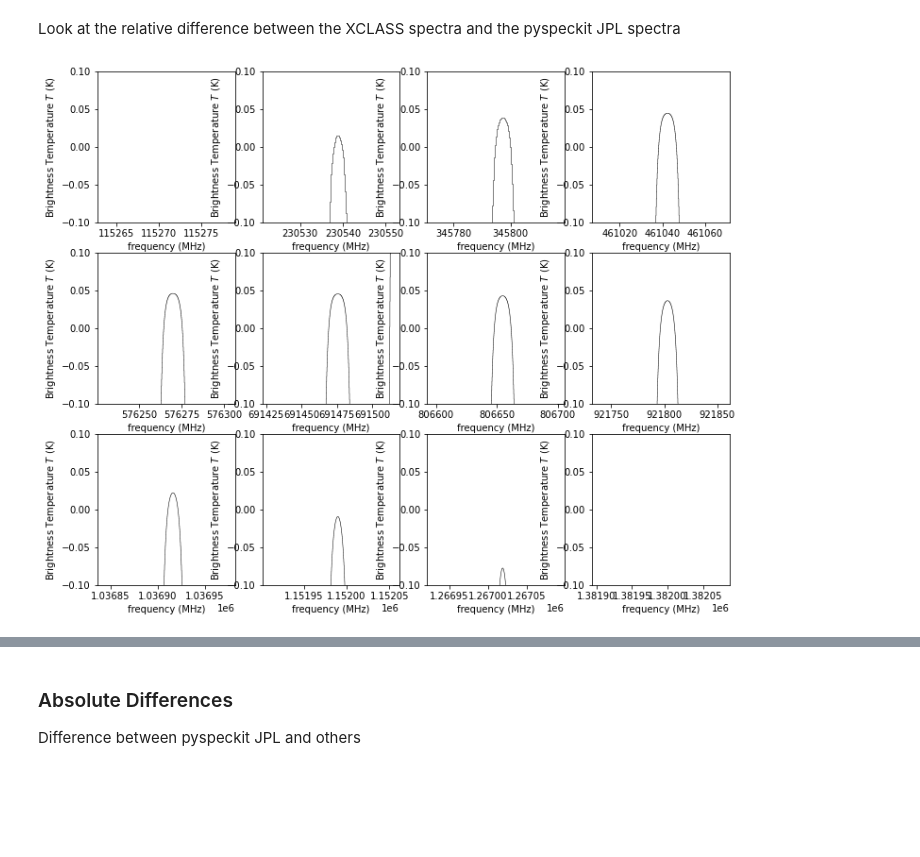
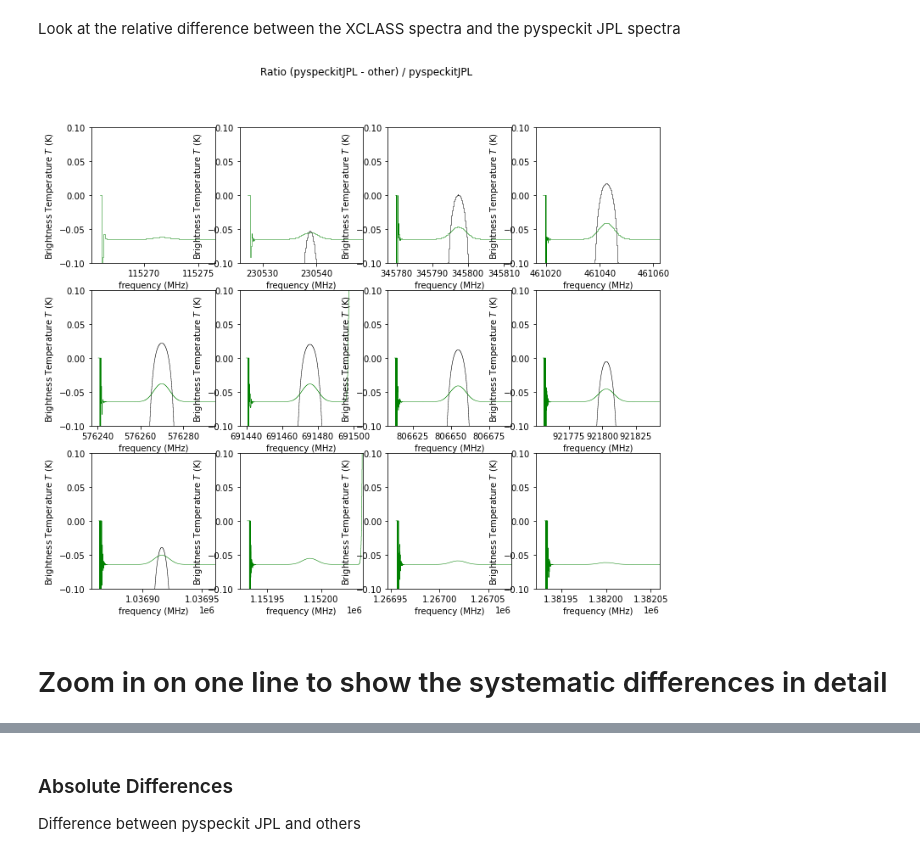
Before and after one commit to pyspeckit/pyspeckit-tests, a Jupyter notebook: xclass-benchmark/CO_Benchmark.ipynb, the cells around one changed output, grey strips where cells are left out. Drawn from its saved outputs; the diff is of its cells as text; code cells hidden in the pictures; blank space fills up the shorter version.

```diff
--- a/xclass-benchmark/CO_Benchmark.ipynb
+++ b/xclass-benchmark/CO_Benchmark.ipynb
@@ -291,22 +291,22 @@ from astropy.table import Table
 # %%
 Jfreqs, Jaij, Jdeg, JEU, Jpartfunc = get_molecular_parameters('CO',
                                                               catalog='JPL',
-                                                              fmin=fmin,
-                                                              fmax=fmax)
-def modfunc_JPL(xarr, vcen, width, tex, column, get_tau=False):
+                                                              fmin=fmin_overall,
+                                                              fmax=fmax_overall)
+def modfunc_JPL(xarr, vcen, width, tex, column, **kwargs):
     return generate_model(xarr, vcen=vcen, width=width, tex=tex, column=column, freqs=Jfreqs, aij=Jaij,
-                          deg=Jdeg, EU=JEU, partfunc=Jpartfunc, tbg=tbg, get_tau=get_tau)
+                          deg=Jdeg, EU=JEU, partfunc=Jpartfunc, tbg=tbg, **kwargs)
 
 #print(Jpartfunc(tkin))
 #Table([Jfreqs, Jdeg, JEU, Jaij])
 # %%
 freqs, aij, deg, EU, partfunc = get_molecular_parameters('CO, v=0',
                                                          catalog='CDMS',
-                                                         fmin=fmin,
-                                                         fmax=fmax)
-def modfunc_CDMS(xarr, vcen, width, tex, column, get_tau=False):
+                                                         fmin=fmin_overall,
+                                                         fmax=fmax_overall)
+def modfunc_CDMS(xarr, vcen, width, tex, column, **kwargs):
     return generate_model(xarr, vcen=vcen, width=width, tex=tex, column=column, freqs=freqs, aij=aij,
-                          deg=deg, EU=EU, partfunc=partfunc, tbg=tbg, get_tau=get_tau)
+                          deg=deg, EU=EU, partfunc=partfunc, tbg=tbg, **kwargs)
 
 #print(partfunc(tkin))
 #Table([freqs, deg, EU, aij])
@@ -362,0 +365,10 @@ for ii,(fmin, fmax) in enumerate(frequencies):
+# %%
+pl.figure()
+xclass_spectra.plotter(axis=ax, clear=False, linewidth=1)
+
+molsim_sp.plotter(clear=False, color='g', axis=ax, xmin=fmin, xmax=fmax, linewidth=1)
+
+model_JPL.plotter(color='r', axis=ax, clear=False, xmin=fmin, xmax=fmax, linewidth=0.75)
+model_CDMS.plotter(color='b', axis=ax, clear=False, xmin=fmin, xmax=fmax)
+ax.axhline(tkin)
+ax.set_ylim(-1, tkin+1)
@@ -368,10 +389,19 @@ diff.data = diff.data / model_JPL.data
+# %%
+diffX = (model_JPL - xclass_spectra)
+diffX.data = diffX.data / model_JPL.data
+diffM = (model_JPL_ms - molsim_sp)
+diffM.data = diffM.data / model_JPL_ms.data
 # %%
 fig = pl.figure(figsize=(12,10))
+fig.suptitle("Ratio (pyspeckitJPL - other) / pyspeckitJPL")
 for ii,(fmin, fmax) in enumerate(frequencies):
     if ii+1 > 12:
         break
     ax = pl.subplot(3,4,ii+1)
-    diff.plotter(axis=ax, xmin=fmin, xmax=fmax)
+    diffX.plotter(axis=ax, xmin=fmin, xmax=fmax, clear=False)
+    diffM.plotter(axis=ax, xmin=fmin, xmax=fmax, clear=False, color='g')
     ax.set_ylim(-0.1, 0.1)
 # %% [output]
-[figure, old version]
+[figure, new version]
+# %% [markdown]
+# Zoom in on one line to show the systematic differences in detail
```
Also changed, not shown: parts of 35 cells of this notebook.
